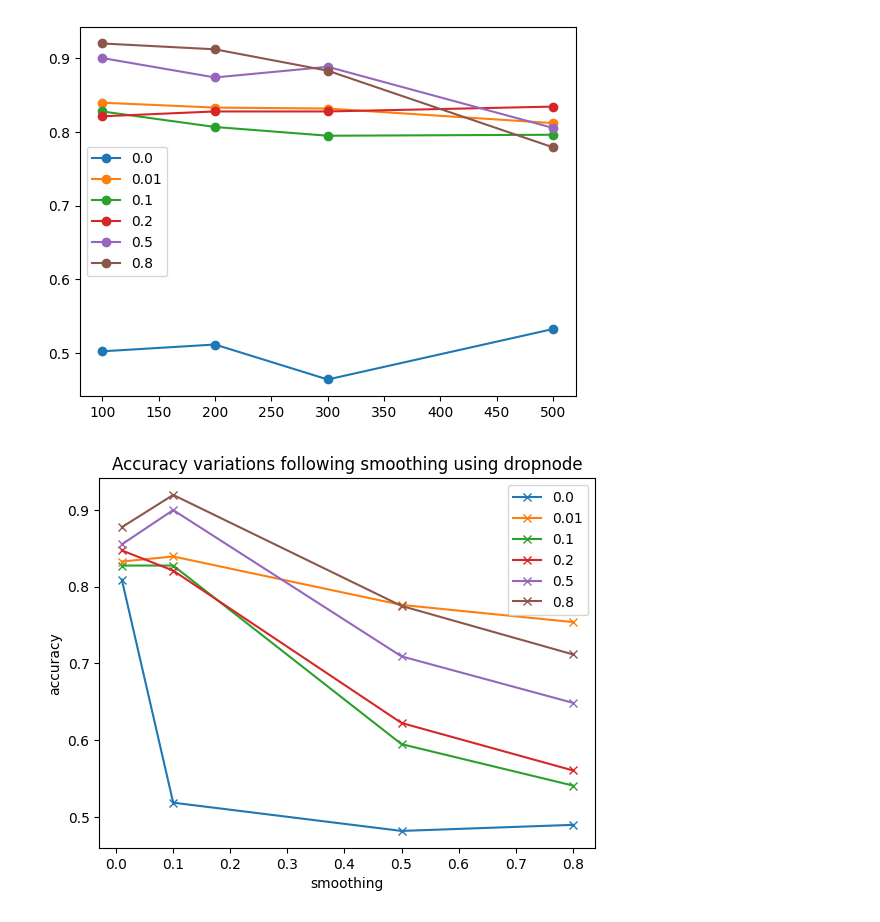
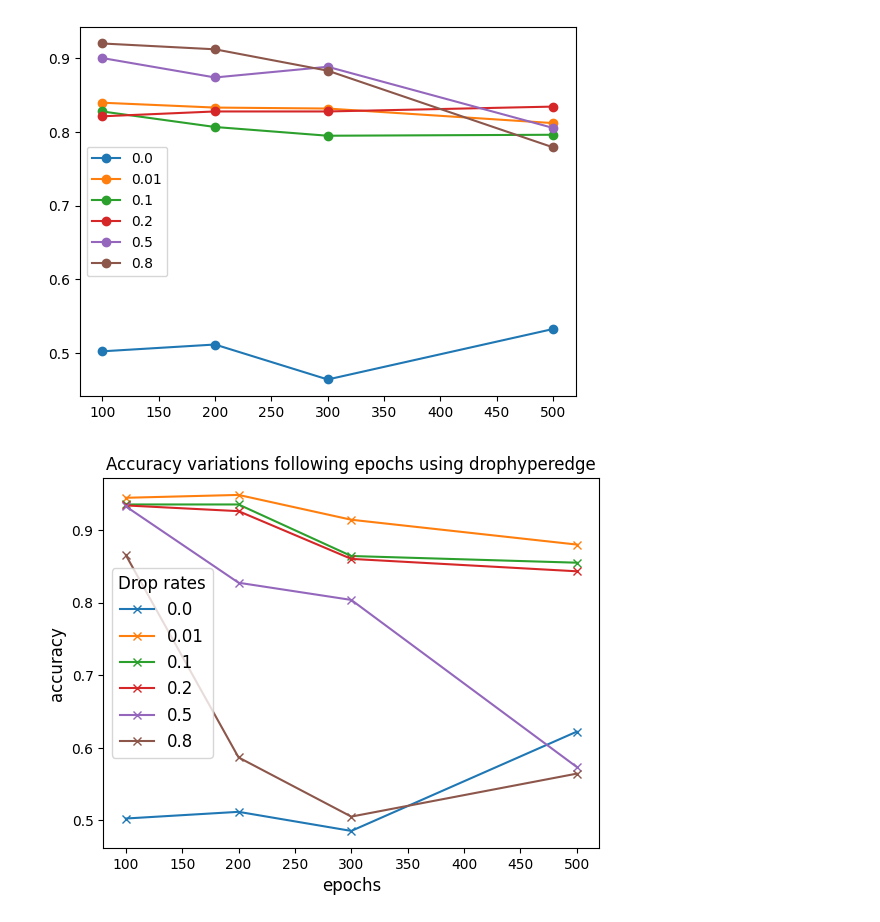
Before and after one commit to AymenRaouf/DropHyper, a Jupyter notebook: Dropout.ipynb, the cells around one changed output. Saved outputs shown, nothing was run; the diff lists cells and outputs as text; code cells hidden in the pictures.

```diff
--- a/Dropout.ipynb
+++ b/Dropout.ipynb
@@ -211,33 +211,34 @@ plt.show()
 # %%
 import matplotlib.pyplot as plt
 import pandas as pd
 
 publisher = 'OYC'
-drop_method = 'dropnode' #dropnode, dropedge or drophyperedge
-parameter = 'smoothing' #smoothing or epochs
+drop_method = 'drophyperedge' #dropedge, dropnode or drophyperedge
+parameter = 'epochs' #smoothing or epochs
 drop_rates = [0.0, 0.01, 0.1, 0.2, 0.5, 0.8]
 if drop_method == 'dropnode' or drop_method == 'dropedge':
     lambda_smoothing_all = [0.01, 0.1, 0.5, 0.8]
 else:
     lambda_smoothing_all = [0.0, 0.01, 0.1, 0.2, 0.5, 0.8]
 epochs_gnn_all = [100, 200, 300, 500]
 
 df_results = pd.read_csv(f'./Output/{parameter}/results_{publisher}_{drop_method}.csv')
 df_projected = df_results.drop(columns=['CV step', 'MLP Architecture']).groupby(['drop_method', 'Epochs GNN', 'Epochs Classifier', 'Learning rate', 'Smoothing', 'drop_rate'], as_index=False).mean()
 
 for drop_rate in drop_rates:
     accuracy = df_projected[(df_projected['drop_rate'] == drop_rate)]['Test Accuracy']
     if parameter == 'epochs':
         plt.plot(epochs_gnn_all, accuracy,'-x',  label = str(drop_rate))
     elif parameter == 'smoothing':
         plt.plot(lambda_smoothing_all, accuracy,'-x',  label = str(drop_rate))
 
-plt.ylabel("accuracy")
-plt.xlabel(parameter)
+plt.ylabel("accuracy", size = 12)
+plt.xlabel(parameter, size = 12)
 plt.title(f"Accuracy variations following {parameter} using {drop_method}")
+
+plt.legend(prop={'size': 12}, title="Drop rates", title_fontsize=12)
 plt.savefig(f'./Output/figures/{publisher}_{drop_method}_{parameter}.png')
 
-plt.legend()
 plt.show()
 # %% [output]
-[figure, old version]
+[figure, new version]
```
Also changed, not shown: parts of 3 cells of this notebook, 6 other files.
